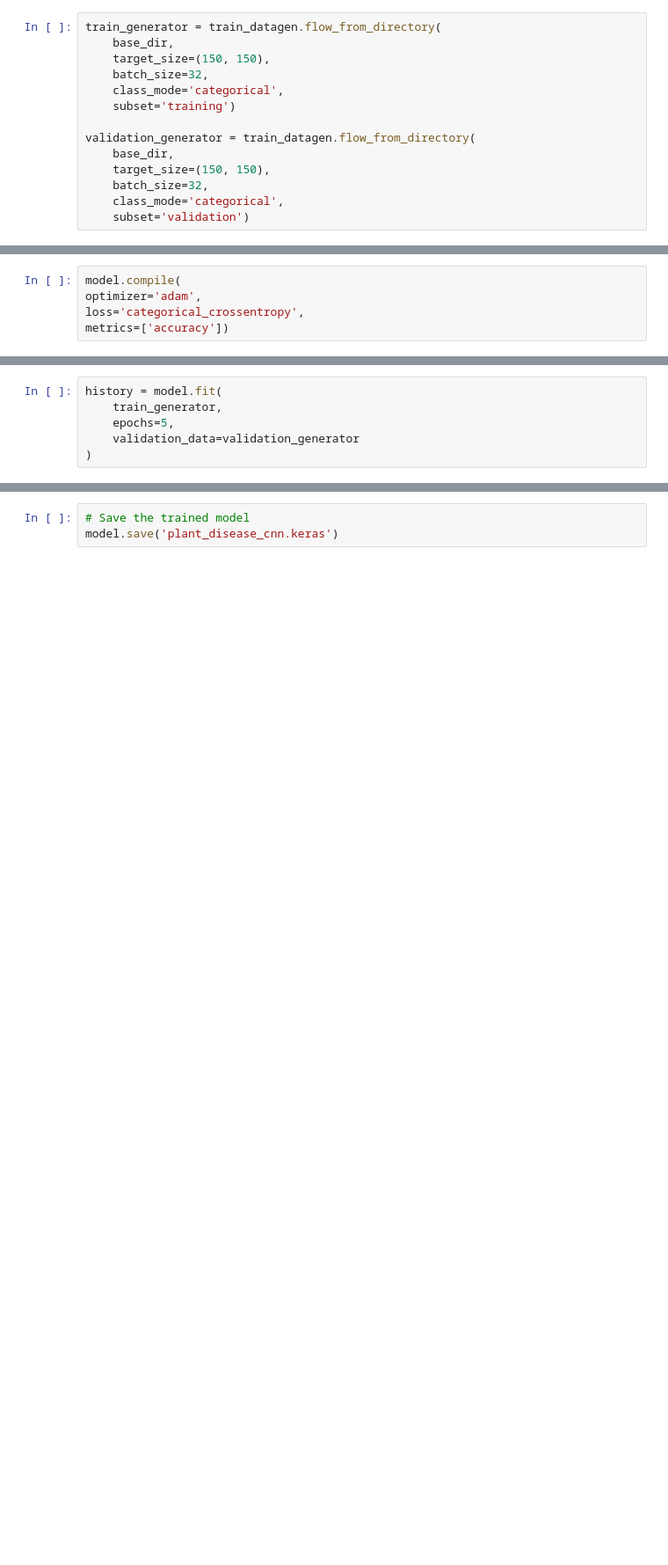
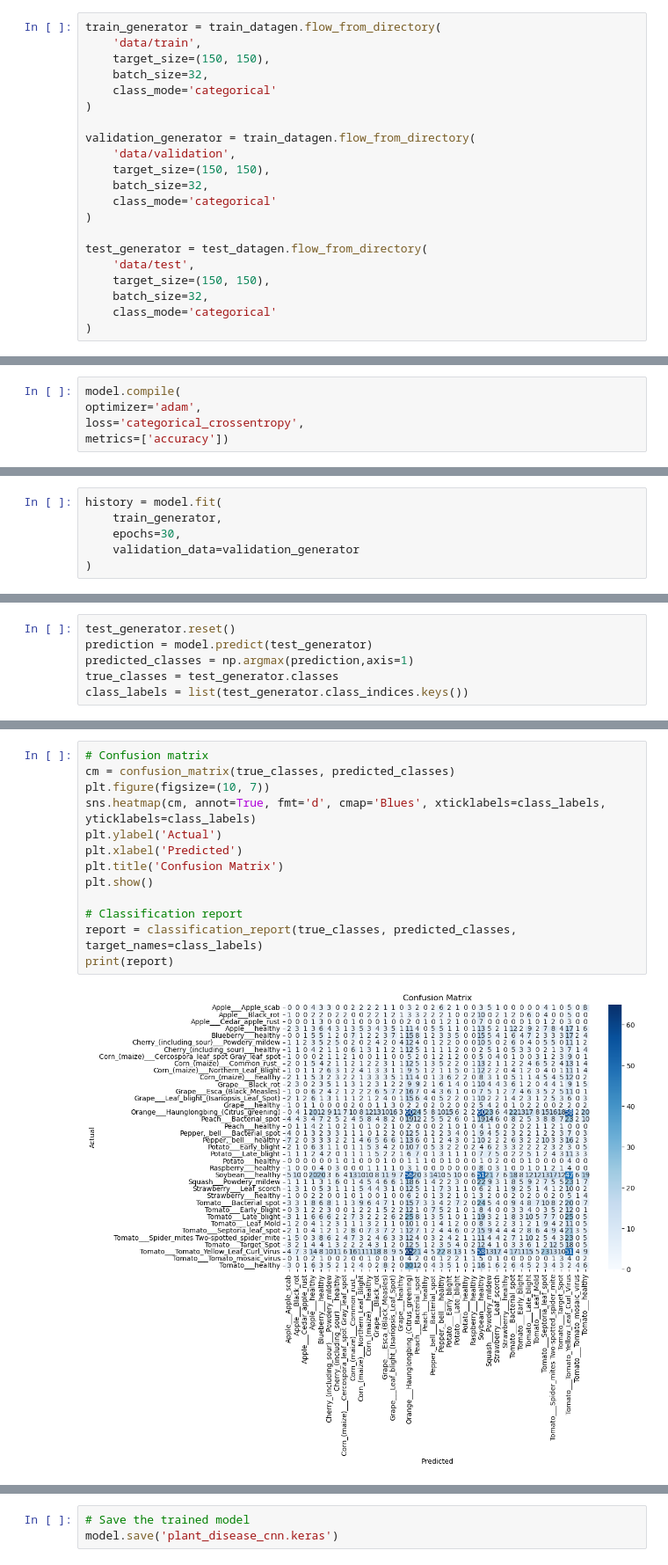
Before and after one commit to sela-zdev/plant-disease-detection, a Jupyter notebook: disease-detection-model.ipynb, the cells around one changed output, grey strips where cells are left out. Shown at 88% size. Cells and saved outputs as stored; diff of their text form; blank space fills up the shorter version.

Commit message:
modified model

```diff
--- a/disease-detection-model.ipynb
+++ b/disease-detection-model.ipynb
@@ -58,16 +165,23 @@ train_datagen = ImageDataGenerator(
 )
 # %%
 train_generator = train_datagen.flow_from_directory(
-    base_dir,
+    'data/train',
     target_size=(150, 150),
     batch_size=32,
-    class_mode='categorical',
-    subset='training')
+    class_mode='categorical'
+)
 
 validation_generator = train_datagen.flow_from_directory(
-    base_dir,
+    'data/validation',
     target_size=(150, 150),
     batch_size=32,
-    class_mode='categorical',
-    subset='validation')
+    class_mode='categorical'
+)
+
+test_generator = test_datagen.flow_from_directory(
+    'data/test',
+    target_size=(150, 150),
+    batch_size=32,
+    class_mode='categorical'
+)
 # %% [output]
@@ -125,7 +240,7 @@ Model: "sequential"
 # %%
 history = model.fit(
     train_generator,
-    epochs=5,
+    epochs=30,
     validation_data=validation_generator
 )
 # %% [output]
@@ -168,0 +283,6 @@ plt.show()
+# %%
+test_generator.reset()
+prediction = model.predict(test_generator)
+predicted_classes = np.argmax(prediction,axis=1)
+true_classes = test_generator.classes
+class_labels = list(test_generator.class_indices.keys())
@@ -168,0 +291,15 @@ plt.show()
+# %%
+# Confusion matrix
+cm = confusion_matrix(true_classes, predicted_classes)
+plt.figure(figsize=(10, 7))
+sns.heatmap(cm, annot=True, fmt='d', cmap='Blues', xticklabels=class_labels, yticklabels=class_labels)
+plt.ylabel('Actual')
+plt.xlabel('Predicted')
+plt.title('Confusion Matrix')
+plt.show()
+
+# Classification report
+report = classification_report(true_classes, predicted_classes, target_names=class_labels)
+print(report)
+# %% [output]
+[figure, added]
```
Also changed, not shown: parts of 31 cells of this notebook, 6 other files.
